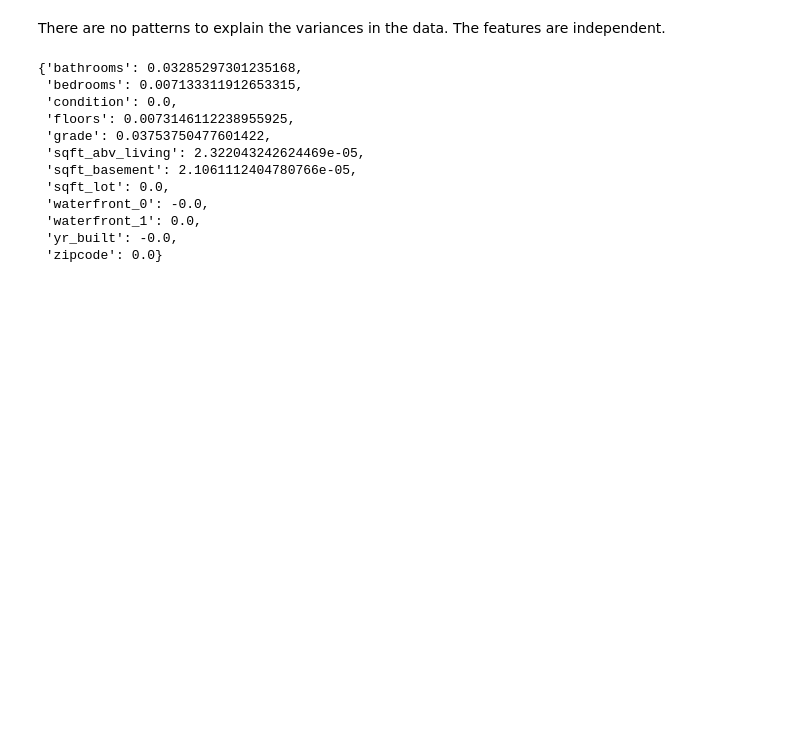
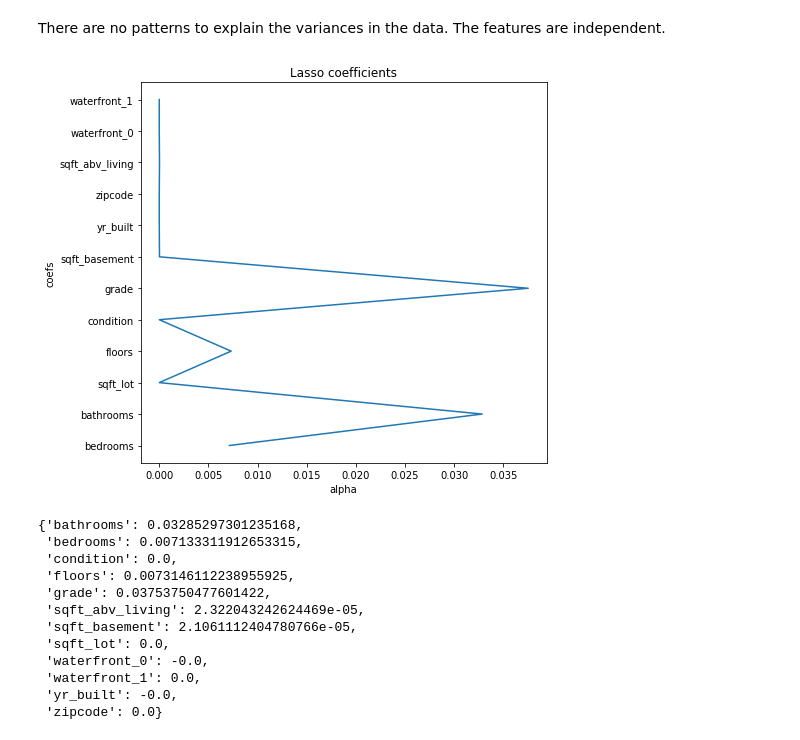
Before and after one commit to vivianusdjpy/Supervised-Learning-with-Various-Regression-Techniques, a Jupyter notebook: Supervised_Learning_using_various_Regression_Techniques.ipynb, the cells around one changed output. Drawn from its saved outputs; the diff is of its cells as text; code cells hidden in the pictures; blank space fills up the shorter version.

```diff
--- a/Supervised_Learning_using_various_Regression_Techniques.ipynb
+++ b/Supervised_Learning_using_various_Regression_Techniques.ipynb
@@ -640,3 +662,7 @@ from sklearn import ensemble
 # %% [markdown]
 # 2nd Approach: Quantile Regression
+# %%
+#Separating training and testing datasets
+C = data8.drop(['condition', 'grade','waterfront_0','waterfront_1'], axis=1)
+y = data8['price']
 # %%
@@ -697,0 +727,13 @@ print(params)
+# %%
+from sklearn.model_selection import train_test_split
+C_train, C_test, y_train, y_test = train_test_split(C,y, test_size=0.2, random_state=24)
+# importing python package statsmodels for Quantile Regression
+#
+import statsmodels.formula.api as smf
+# Finding the regression coefficients for the conditioned median, 0.5 quantile
+#
+mod = smf.quantreg('y ~ C', data6)
+res = mod.fit(q=.2)
+  # Then print out the summary of our model
+  #
+print(res.summary())
@@ -1036,6 +1102,20 @@ ValueError: ignored
 # %% [markdown]
 There are no patterns to explain the variances in the data.
 The features are independent.
+# %%
+# Building Elastic net coefficient plots
+
+plt.figure(figsize = (16,7))
+
+plt.subplot(121)
+plt.plot( elastic.coef_,X_test.columns)
+plt.title('Lasso coefficients')
+plt.xlabel('alpha')
+plt.ylabel('coefs')
+
+plt.show()
+# %% [output]
+[figure, added]
 # %%
 # Below are the coefficients
 #
```
Also changed, not shown: parts of 15 cells of this notebook.
